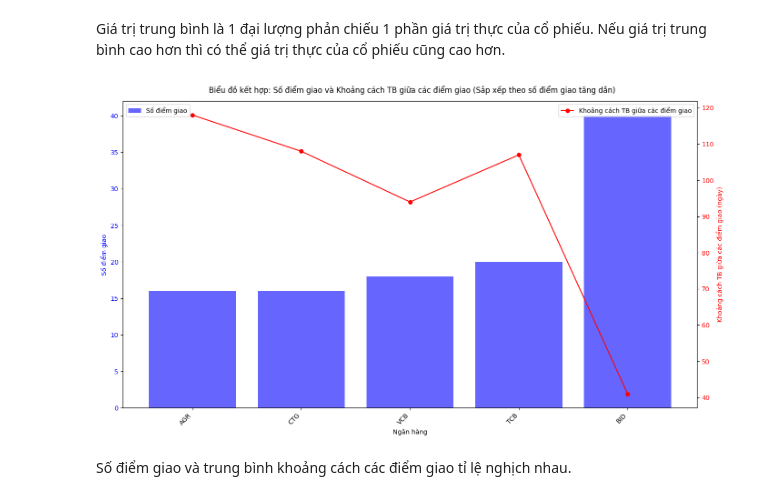
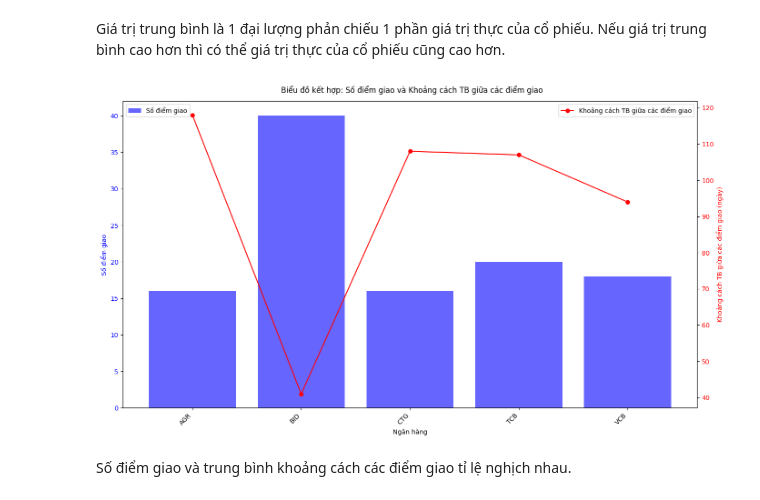
Before and after one commit to HTNam1710/DataViz_Lab02, a Jupyter notebook: price_change_mean.ipynb, the cells around one changed output. Drawn from its saved outputs; the diff is of its cells as text; code cells hidden in the pictures.

```diff
--- a/price_change_mean.ipynb
+++ b/price_change_mean.ipynb
@@ -31,10 +55,16 @@ dtype: object
 # %%
 banks = df['XSTC'].unique()
 days_banks = []
+# Tính giá trị trung bình của price cho từng ngân hàng theo từng năm
+average_prices_by_year = df.groupby(['XSTC', df['Date']])['Price'].mean()
 
+# Biến đổi dữ liệu thành một DataFrame để dễ quản lý
+average_prices_by_year_df = average_prices_by_year.reset_index(name='Average Price')
+average_prices_by_year_df.sample
 # Plot separate line charts for each bank
 for bank in banks:
     bank_data = df[df['XSTC'] == bank]
+
     average_price = bank_data['Price'].mean()
     days_above_average = (bank_data['Price'] > average_price).sum()
     days_below_average = (bank_data['Price'] < average_price).sum()
@@ -45,6 +75,7 @@ for bank in banks:
 
     days_banks.append([days_above_average, days_below_average, (pd.to_datetime(crossing_points['Date'])).diff().mean(),crossing_points.shape[0], average_price, bank])
     plt.figure(figsize=(10, 6))
+    plt.plot(bank_data1['Date'], bank_data1['Average Price'], label=bank)
     plt.plot(bank_data['Date'], bank_data['Price'], label=f'Price of {bank}')
     plt.axhline(y=average_price, color='green', linestyle='--', label='Average Price')
 
@@ -87,46 +148,49 @@ Passing `palette` without assigning `hue` is deprecated and will be removed in v
 Giá trung bình (price) có tác dụng làm điểm tham chiếu để so sánh với giá cổ phiếu hiện tại. Nếu giá cổ phiếu hiện tại cao hơn giá trị trung bình, có thể cho thấy sự tăng trưởng hoặc biến động ngắn hạn; ngược lại, nếu giá cổ phiếu thấp hơn giá trị trung bình, có thể cho thấy sự giảm giá(cơ hội mua vào).
 # %% [markdown]
 Giá trị trung bình là 1 đại lượng phản chiếu 1 phần giá trị thực của cổ phiếu. Nếu giá trị trung bình cao hơn thì có thể giá trị thực của cổ phiếu cũng cao hơn.
+# %%
+for item in days_banks:
+    if pd.isna(item[2]):
+        item[2] = 0
+    else:
+        item[2] = item[2].days
 # %%
-# Sắp xếp số điểm giao theo thứ tự tăng dần
-sorted_days_banks = sorted(days_banks, key=lambda x: x[3])
-
 # Tạo danh sách chứa tên các ngân hàng
-bank_names = [item[5] for item in sorted_days_banks]
+bank_names = [item[5] for item in days_banks]
 
 # Tạo danh sách chứa các giá trị cần vẽ
-crossing_points_count = [item[3] for item in sorted_days_banks]
-mean_date_diff = [item[2] for item in sorted_days_banks]
+mean_date_diff = [item[2] for item in days_banks]
+crossing_points_count = [item[3] for item in days_banks]
 
 # Thiết lập biểu đồ
 fig, ax1 = plt.subplots(figsize=(14, 8))
 
 # Vẽ biểu đồ cột cho số điểm giao
 ax1.bar(bank_names, crossing_points_count, color='b', alpha=0.6, label='Số điểm giao')
 ax1.set_xlabel('Ngân hàng')
 ax1.set_ylabel('Số điểm giao', color='b')
 ax1.tick_params(axis='y', labelcolor='b')
 
 # Thiết lập trục x
 ax1.set_xticks(range(len(bank_names)))
 ax1.set_xticklabels(bank_names, rotation=45, ha='right')
 
 # Tạo trục y thứ hai để vẽ biểu đồ đường cho khoảng cách trung bình giữa các điểm giao
 ax2 = ax1.twinx()
 ax2.plot(bank_names, mean_date_diff, color='r', marker='o', linestyle='-', label='Khoảng cách TB giữa các điểm giao')
 ax2.set_ylabel('Khoảng cách TB giữa các điểm giao (ngày)', color='r')
 ax2.tick_params(axis='y', labelcolor='r')
 
 # Thêm tiêu đề và legend
-fig.suptitle('Biểu đồ kết hợp: Số điểm giao và Khoảng cách TB giữa các điểm giao (Sắp xếp theo số điểm giao tăng dần)')
+fig.suptitle('Biểu đồ kết hợp: Số điểm giao và Khoảng cách TB giữa các điểm giao')
 ax1.legend(loc='upper left')
 ax2.legend(loc='upper right')
 
 # Hiển thị biểu đồ
 plt.tight_layout()
 plt.show()
 # %% [output]
-[figure, old version]
+[figure, new version]
 # %% [markdown]
 Số điểm giao và trung bình khoảng cách các điểm giao tỉ lệ nghịch nhau.
 # %% [markdown]
```
Also changed, not shown: parts of 12 cells of this notebook, 1 other file.
